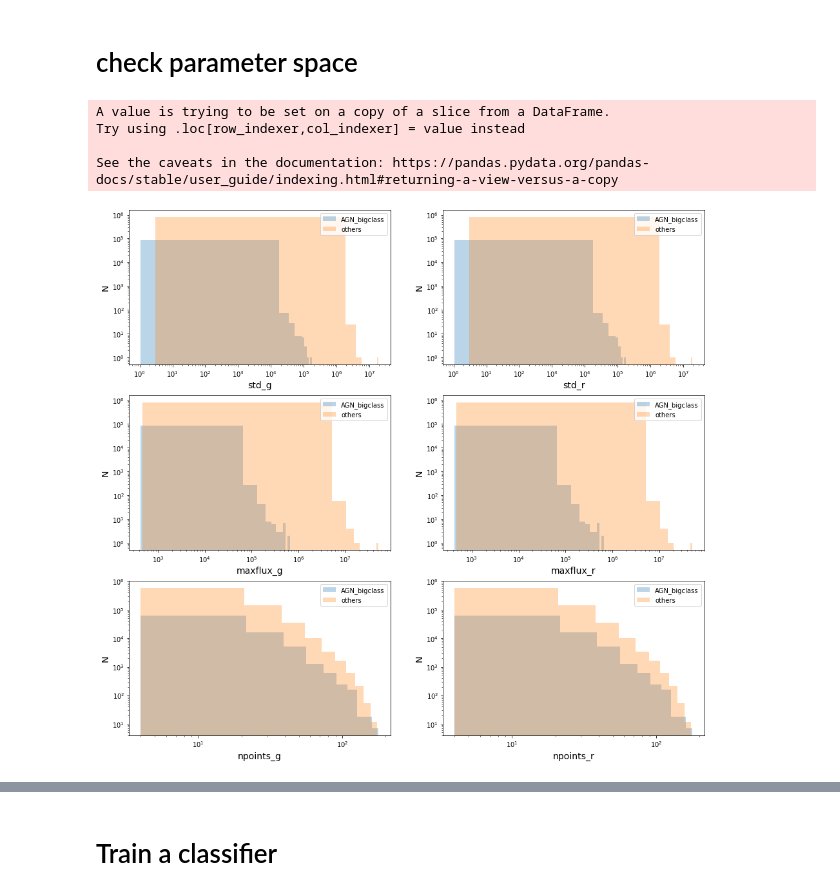
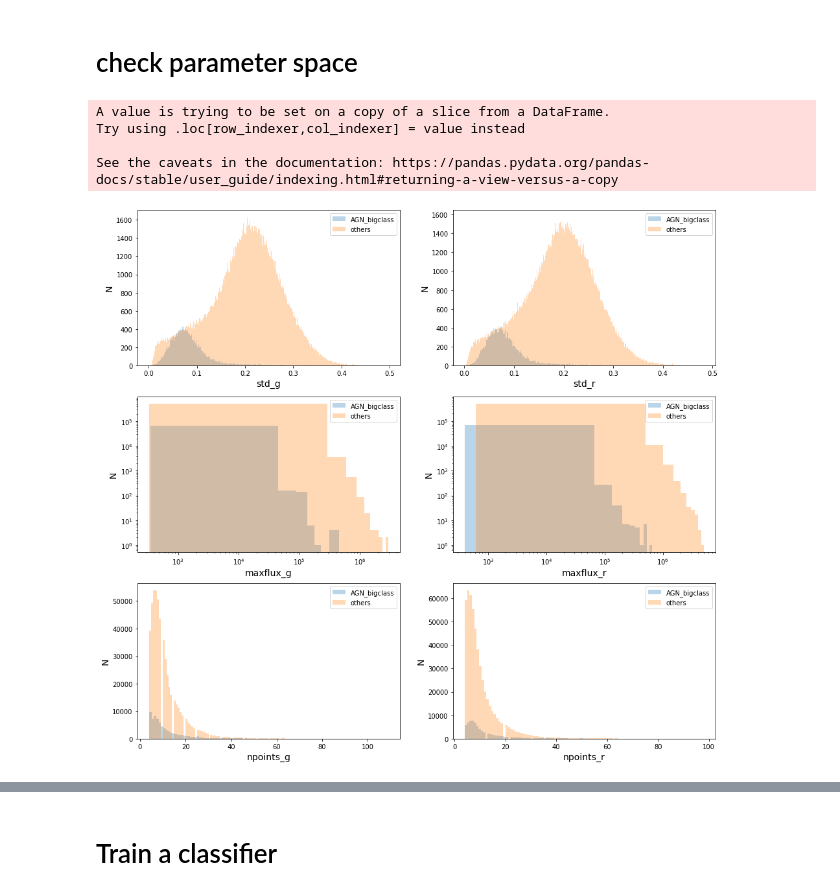
Before and after one commit to emilleishida/agn_classifier, a Jupyter notebook: check_database.ipynb, the cells around one changed output, grey strips where cells are left out. Cells and saved outputs as stored; diff of their text form; code cells hidden in the pictures.

```diff
--- a/check_database.ipynb
+++ b/check_database.ipynb
@@ -340,3 +331,5 @@ data_cut_final.to_csv('data/emille_data.csv.gz', index=False)
+# %%
+data_cut_final = pd.read_csv('../../data/emille_data.csv.gz')
 # %% [markdown]
 # check parameter space
 # %%
@@ -346,18 +339,17 @@ data_cut_final['AGN_bigclass'] = flag_AGN_bigclass.astype(int)
 plt.figure(figsize=(16,15))
 
 plt.subplot(3,2,1)
-plt.hist(data_cut_final[flag_AGN_bigclass]['std_g'], label='AGN_bigclass', alpha=0.3, log=True)
-plt.hist(data_cut_final[~flag_AGN_bigclass]['std_g'], label='others', alpha=0.3, log=True)
-plt.xscale('log')
+plt.hist(data_cut_final[flag_AGN_bigclass]['std_g'], label='AGN_bigclass', alpha=0.3, bins=1000)
+plt.hist(data_cut_final[~flag_AGN_bigclass]['std_g'], label='others', alpha=0.3, bins=1000)
+#plt.xscale('log')
 plt.legend()
 plt.xlabel('std_g', fontsize=14)
 plt.ylabel('N', fontsize=14)
 
 
 plt.subplot(3,2,2)
-plt.hist(data_cut_final[flag_AGN_bigclass]['std_r'], label='AGN_bigclass', alpha=0.3, log=True)
-plt.hist(data_cut_final[~flag_AGN_bigclass]['std_r'], label='others', alpha=0.3, log=True)
-plt.xscale('log')
+plt.hist(data_cut_final[flag_AGN_bigclass]['std_r'], label='AGN_bigclass', alpha=0.3, bins=1000)
+plt.hist(data_cut_final[~flag_AGN_bigclass]['std_r'], label='others', alpha=0.3, bins=1000)
 plt.legend()
 plt.xlabel('std_r', fontsize=14)
 plt.ylabel('N', fontsize=14)
@@ -369,40 +361,38 @@ plt.xscale('log')
 plt.legend()
 plt.xlabel('maxflux_g', fontsize=14)
 plt.ylabel('N', fontsize=14)
 
 
 plt.subplot(3,2,4)
 plt.hist(data_cut_final[flag_AGN_bigclass]['maxflux_r'], label='AGN_bigclass', alpha=0.3, log=True)
 plt.hist(data_cut_final[~flag_AGN_bigclass]['maxflux_r'], label='others', alpha=0.3, log=True)
 plt.xscale('log')
 plt.legend()
 plt.xlabel('maxflux_r', fontsize=14)
 plt.ylabel('N', fontsize=14)
 
 plt.subplot(3,2,5)
-plt.hist(data_cut_final[flag_AGN_bigclass]['npoints_g'], label='AGN_bigclass', alpha=0.3, log=True)
-plt.hist(data_cut_final[~flag_AGN_bigclass]['npoints_g'], label='others', alpha=0.3, log=True)
-plt.xscale('log')
+plt.hist(data_cut_final[flag_AGN_bigclass]['npoints_g'], label='AGN_bigclass', alpha=0.3, bins=100)
+plt.hist(data_cut_final[~flag_AGN_bigclass]['npoints_g'], label='others', alpha=0.3, bins=100)
 plt.legend()
 plt.xlabel('npoints_g', fontsize=14)
 plt.ylabel('N', fontsize=14)
 
 
 plt.subplot(3,2,6)
-plt.hist(data_cut_final[flag_AGN_bigclass]['npoints_r'], label='AGN_bigclass', alpha=0.3, log=True)
-plt.hist(data_cut_final[~flag_AGN_bigclass]['npoints_r'], label='others', alpha=0.3, log=True)
-plt.xscale('log')
+plt.hist(data_cut_final[flag_AGN_bigclass]['npoints_r'], label='AGN_bigclass', alpha=0.3, bins=100)
+plt.hist(data_cut_final[~flag_AGN_bigclass]['npoints_r'], label='others', alpha=0.3, bins=100)
 plt.legend()
 plt.xlabel('npoints_r', fontsize=14)
 plt.ylabel('N', fontsize=14)
 
 plt.show()
 # %% [output]
 A value is trying to be set on a copy of a slice from a DataFrame.
 Try using .loc[row_indexer,col_indexer] = value instead
 
 See the caveats in the documentation: https://pandas.pydata.org/pandas-docs/stable/user_guide/indexing.html#returning-a-view-versus-a-copy
-[figure, old version]
+[figure, new version]
 # %%
 flag_AGN_smallclass = data_cut_final['small_class'] == 'AGN'
 data_cut_final['AGN_smallclass'] = flag_AGN_smallclass.astype(int)
```
Also changed, not shown: parts of 26 cells of this notebook.
